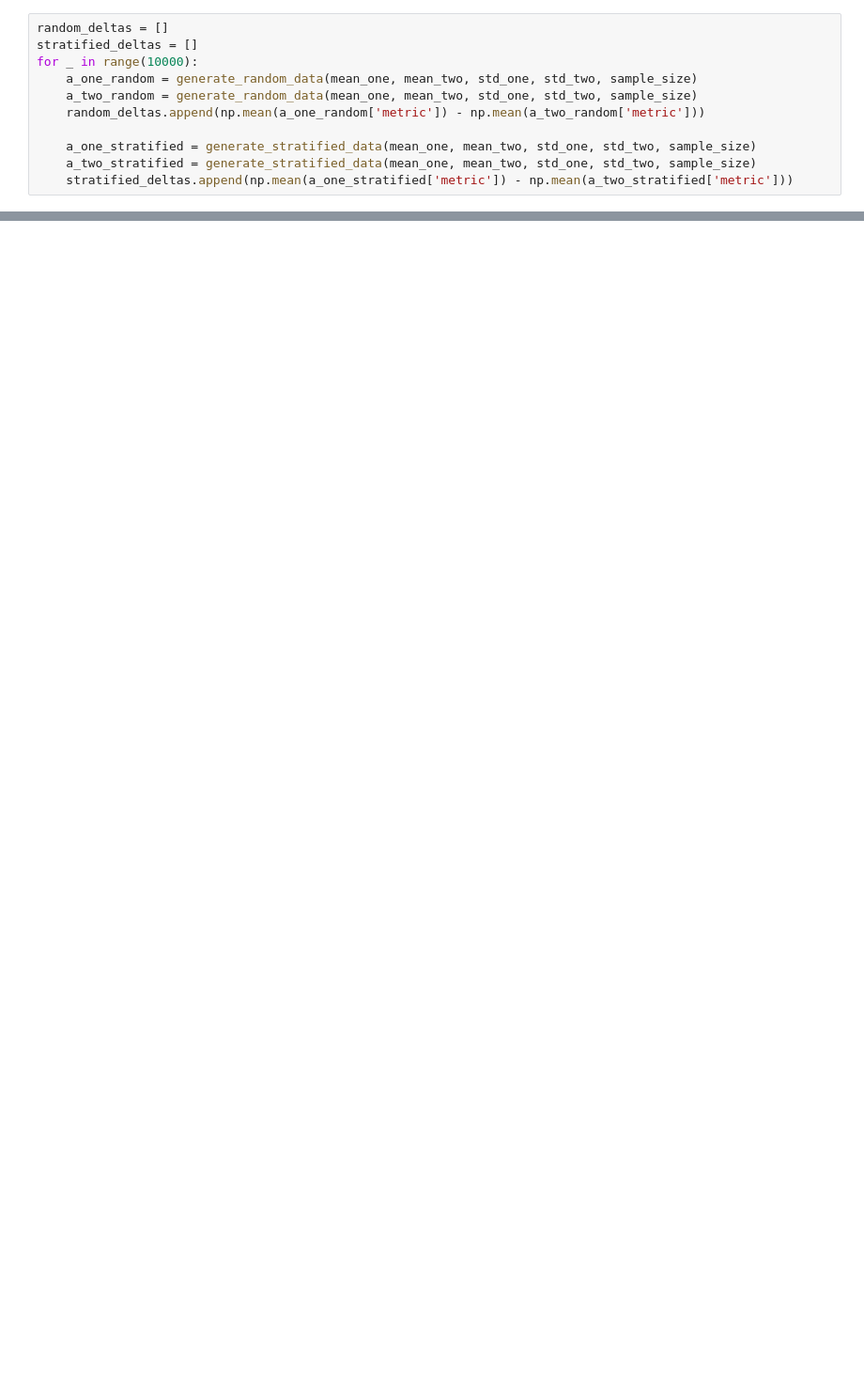
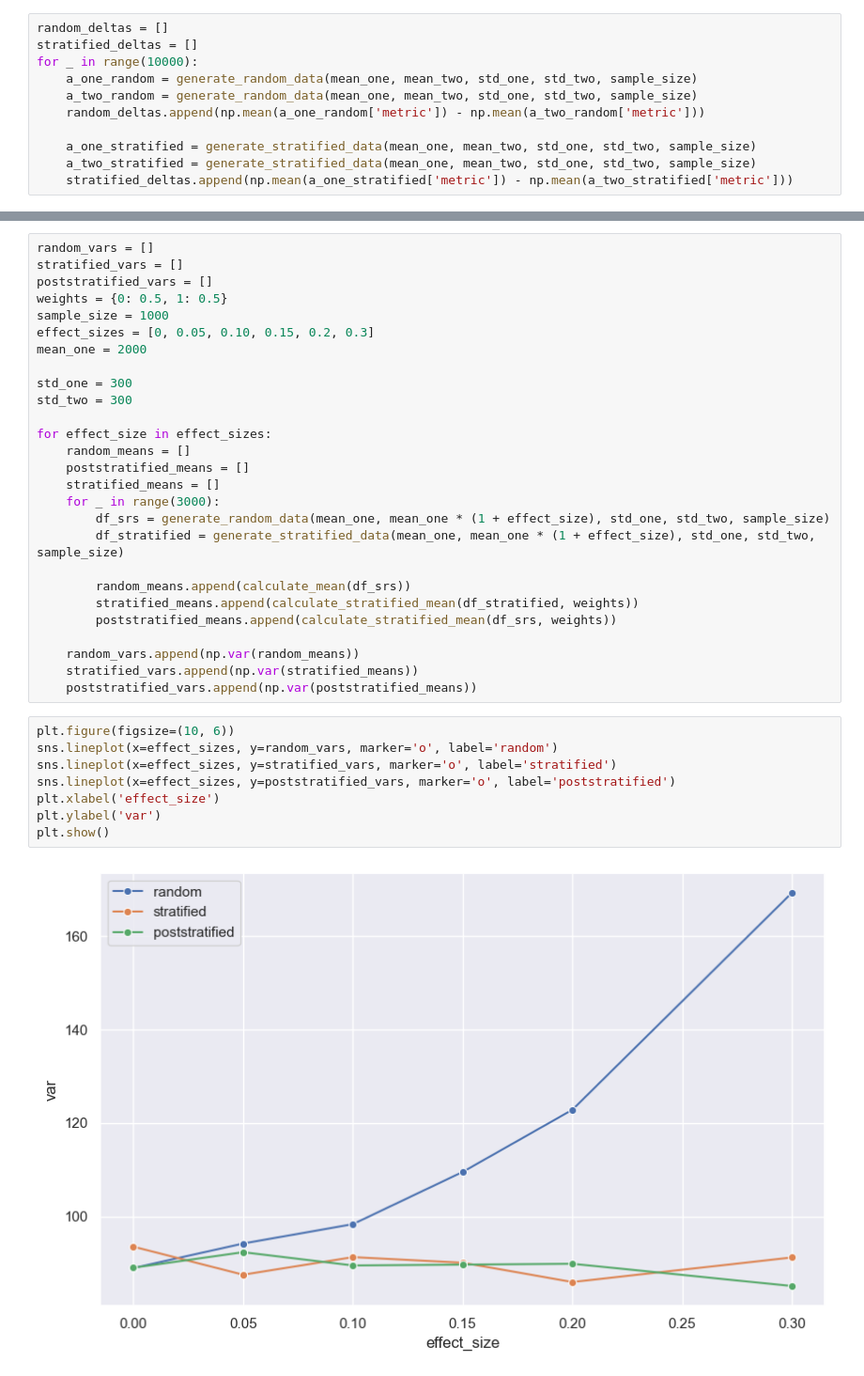
Before and after one commit to ShashlovAI/stat, a Jupyter notebook: AB/stratification.ipynb, the cells around one changed output, grey strips where cells are left out. Shown at 94% size. Drawn from its saved outputs; the diff is of its cells as text; blank space fills up the shorter version.

```diff
--- a/AB/stratification.ipynb
+++ b/AB/stratification.ipynb
@@ -122,0 +201,37 @@ plt.show()
+# %%
+random_vars = []
+stratified_vars = []
+poststratified_vars = []
+weights = {0: 0.5, 1: 0.5}
+sample_size = 1000
+effect_sizes = [0, 0.05, 0.10, 0.15, 0.2, 0.3]
+mean_one = 2000
+
+std_one = 300
+std_two = 300
+
+for effect_size in effect_sizes:
+    random_means = []
+    poststratified_means = []
+    stratified_means = []
+    for _ in range(3000):
+        df_srs = generate_random_data(mean_one, mean_one * (1 + effect_size), std_one, std_two, sample_size)
+        df_stratified = generate_stratified_data(mean_one, mean_one * (1 + effect_size), std_one, std_two, sample_size)
+
+        random_means.append(calculate_mean(df_srs))
+        stratified_means.append(calculate_stratified_mean(df_stratified, weights))
+        poststratified_means.append(calculate_stratified_mean(df_srs, weights))
+
+    random_vars.append(np.var(random_means))
+    stratified_vars.append(np.var(stratified_means))
+    poststratified_vars.append(np.var(poststratified_means))
+# %%
+plt.figure(figsize=(10, 6))
+sns.lineplot(x=effect_sizes, y=random_vars, marker='o', label='random')
+sns.lineplot(x=effect_sizes, y=stratified_vars, marker='o', label='stratified')
+sns.lineplot(x=effect_sizes, y=poststratified_vars, marker='o', label='poststratified')
+plt.xlabel('effect_size')
+plt.ylabel('var')
+plt.show()
+# %% [output]
+[figure, added]
```
Also changed, not shown: parts of 24 cells of this notebook.
